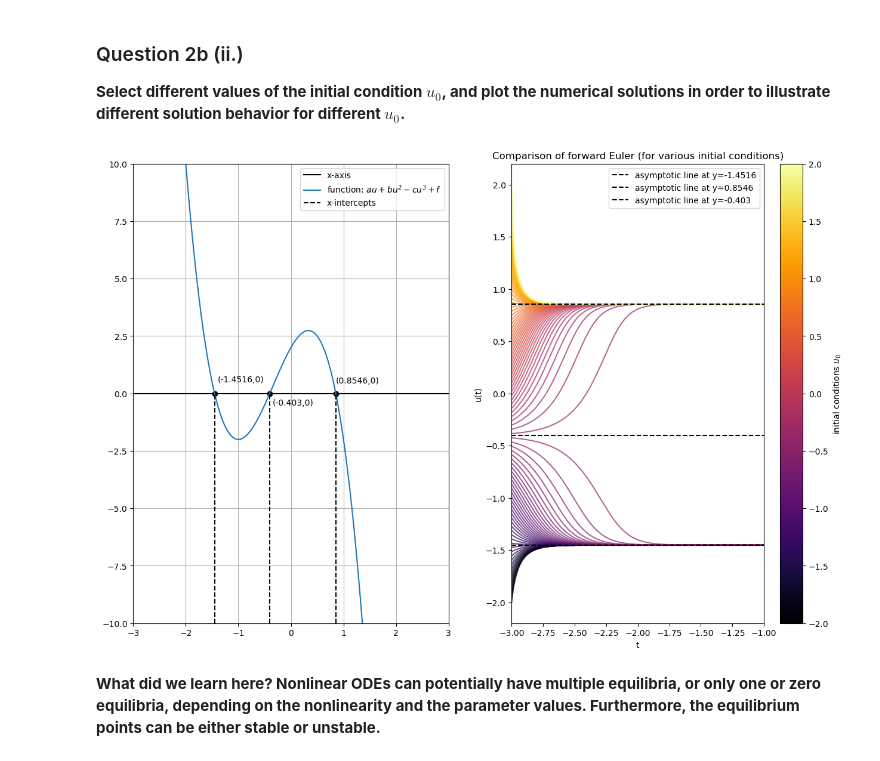
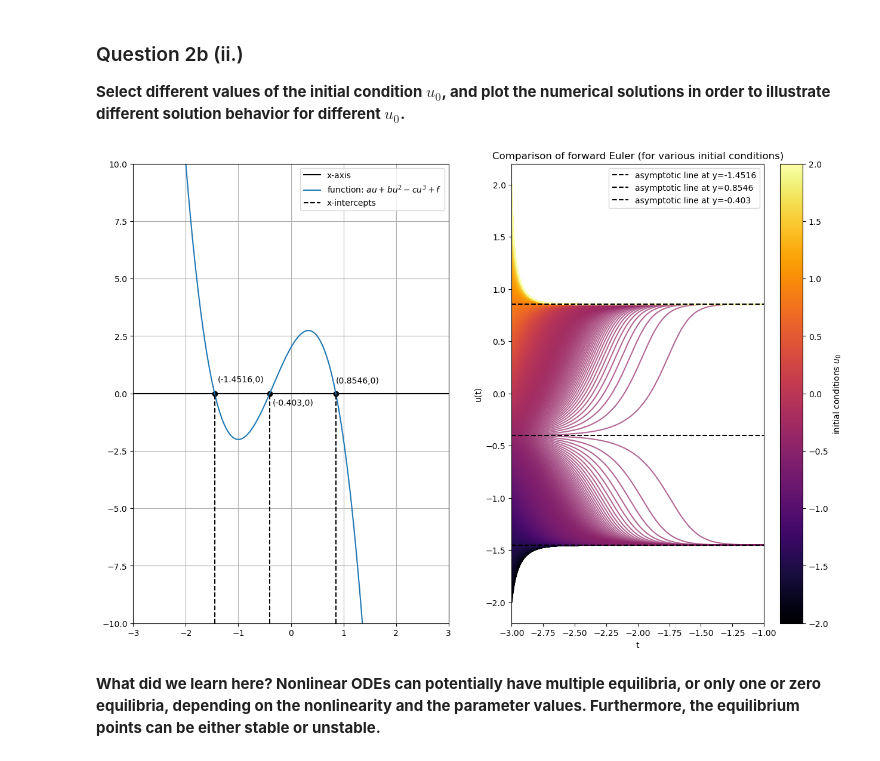
Before and after one commit to Stochastic1017/MATH_616, a Jupyter notebook: Homeworks/Homework 1/Homework 1.ipynb, the cells around one changed output. Drawn from its saved outputs; the diff is of its cells as text; code cells hidden in the pictures.

```diff
--- a/Homeworks/Homework 1/Homework 1.ipynb
+++ b/Homeworks/Homework 1/Homework 1.ipynb
@@ -193,7 +193,7 @@ for i in range(len(h_values)):
     t, y = forward_euler(u0=u0, t0=0, tend=2, h=h_values[i], a=a, f=f)
     ax.plot(t, y,
             color=colors[i],
-            alpha=0.3,
+            alpha=0.2,
             marker='o')
 
 # plot the true analytical solution
@@ -428,18 +428,28 @@ r = np.array([ -1.4516, 0.8546, -0.4030 ])
 
 **Select different values of the initial condition $u_0$, and plot the numerical solutions in order to illustrate different solution behavior for different $u_0$.**
 # %%
+# defining x and y limits
 xlim = [-3, 3]
 ylim = [-10, 10]
 
+# collecting partial derivatives
 u = np.linspace(xlim[0], xlim[1], 1000)
 u_diff_output = []
 for u_curr in u:
     u_diff_output.append(du_dt(a=a, b=b, c=c, f=f, u=u_curr))
 
+# Plotting 2 subplots, left subplot: plot of partial derivative, right subplot: forward euler approximation
 fig, (ax0, ax1) = plt.subplots(1, 2, figsize=(15, 10))
+
+#################
+## Left Subplot
+#################
+
+# plot of partial derivative
 ax0.plot([xlim[0], xlim[1]], [0,0], linestyle='-', color='black', label='x-axis')
 ax0.plot(u, u_diff_output, label=f'function: $au + bu^2 - cu^3 + f$')
 
+# asymptotic black line (at first x-intercept of left-subplot)
 ax0.scatter(r[0].real, 0, color='black')
 ax0.plot([r[0].real, r[0].real],
          [ylim[0], 0],
@@ -448,6 +458,7 @@ ax0.plot([r[0].real, r[0].real],
          label=f'x-intercepts')
 ax0.annotate(text=f"({r[0].real},0)", xy=[-1.4,0.5])
 
+# asymptotic black line (at second x-intercept of left-subplot)
 ax0.scatter(r[1].real, 0, color='black')
 ax0.plot([r[1].real, r[1].real],
          [ylim[0], 0],
@@ -455,6 +466,7 @@ ax0.plot([r[1].real, r[1].real],
          color='black')
 ax0.annotate(text=f"({r[1].real},0)", xy=[0.85, 0.45])
 
+# asymptotic black line (at third x-intercept of left-subplot)
 ax0.scatter(r[2].real, 0, color='black')
 ax0.plot([r[2].real, r[2].real],
          [ylim[0], 0],
@@ -462,70 +474,72 @@ ax0.plot([r[2].real, r[2].real],
          color='black')
 ax0.annotate(text=f"({r[2].real},0)", xy=[-0.35,-0.5])
 
+# defining plot parameters
 ax0.set_xlim(xlim[0], xlim[1])
 ax0.set_ylim(ylim[0], ylim[1])
 ax0.legend()
 ax0.grid(True)
 
-# Plotting forward Euler approximation (for various step-sizes)
-num_points = 100
+#################
+## Right Subplot
+#################
+
+# plotting forward Euler approximation (for various step-sizes)
+num_points = 1500
 start = -2
 end = 2
 u0_values = np.linspace(start, end, num_points)
 t_list = []
 y_list = []
 
-# Defining color schema
+# defining color schema
 cmap = cm.get_cmap('inferno')
 colors = [cmap(i) for i in np.linspace(0, 1, num_points)]
 
-# Calculate and plot for each initial condition with respective color
+# calculate and plot for each initial condition with respective color
 for i, u0 in enumerate(u0_values):
     t, y = forward_euler(u0=u0, t0=xlim[0], tend=xlim[1], h=0.01, a=a, b=b, c=c, f=f)
     t_list.append(t)
     y_list.append(y)
     ax1.plot(t, y,
              alpha=0.7,
-             color=colors[i],
-             #label=f'Forward Euler Approximation ($u_0$={round(u0, 2)})'
-             )
+             color=colors[i])
 
 ax1.plot([xlim[0], xlim[1]],
          [r[0].real, r[0].real],
          linestyle='--',
          color='black',
          label=f'asymptotic line at y={r[0].real}')
 
 ax1.plot([xlim[0], xlim[1]],
          [r[1].real, r[1].real],
          linestyle='--',
          color='black',
          label=f'asymptotic line at y={r[1].real}')
 
+# annotate and plot point for the third x-intercept
 ax1.plot([xlim[0], xlim[1]],
          [r[2].real, r[2].real],
          linestyle='--',
          color='black',
          label=f'asymptotic line at y={r[2].real}')
 
+# define plot parameters
 ax1.set_xlabel('t')
 ax1.set_ylabel('u(t)')
 ax1.set_title('Comparison of forward Euler (for various initial conditions)')
 ax1.set_xlim(-3,-1)
 ax1.grid(False)
 ax1.legend()
 
-# Add a colorbar to show the mapping from step size to color
+# add a colorbar to show the mapping from step size to color
 sm = plt.cm.ScalarMappable(cmap=cmap, norm=plt.Normalize(vmin=start, vmax=end))
-sm.set_array([])
-
-# Add the colorbar explicitly associated with the current axes
 cbar = fig.colorbar(sm, ax=ax1)
 cbar.set_label('initial conditions $u_0$')
 
 plt.show()
 # %% [output]
-[figure, old version]
+[figure, new version]
 # %% [markdown]
 **What did we learn here? Nonlinear ODEs can potentially have multiple equilibria, or only one or zero equilibria, depending on the nonlinearity and the parameter values. Furthermore, the equilibrium points can be either stable or unstable.**
 # %% [markdown]
```
Also changed, not shown: parts of 2 cells of this notebook.
